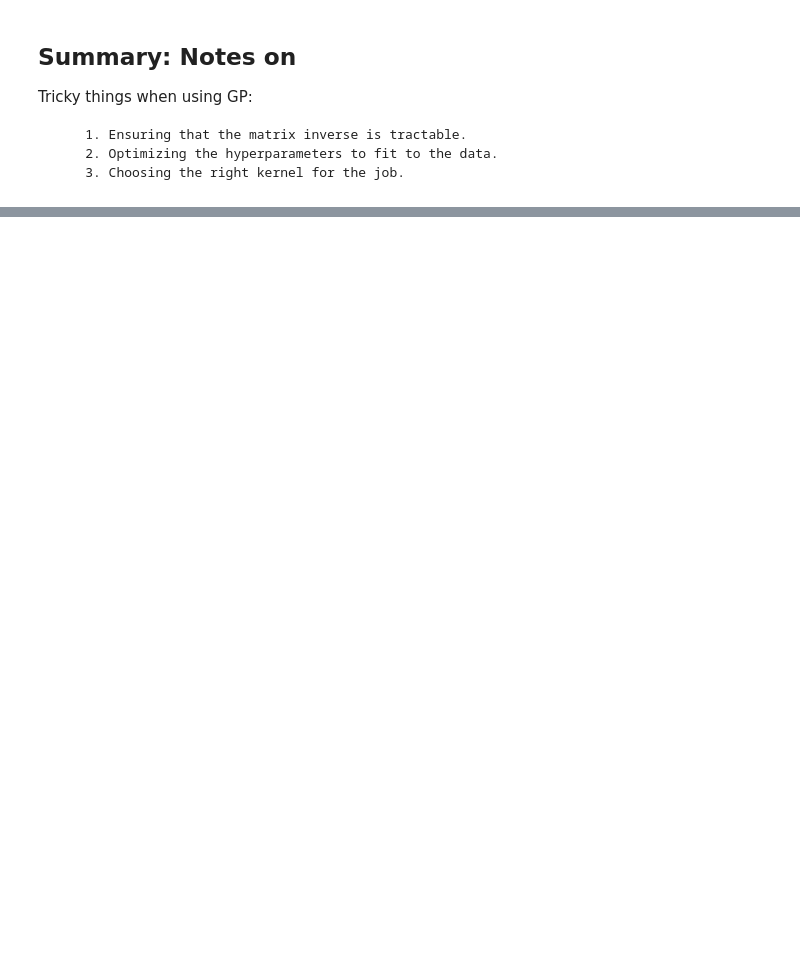
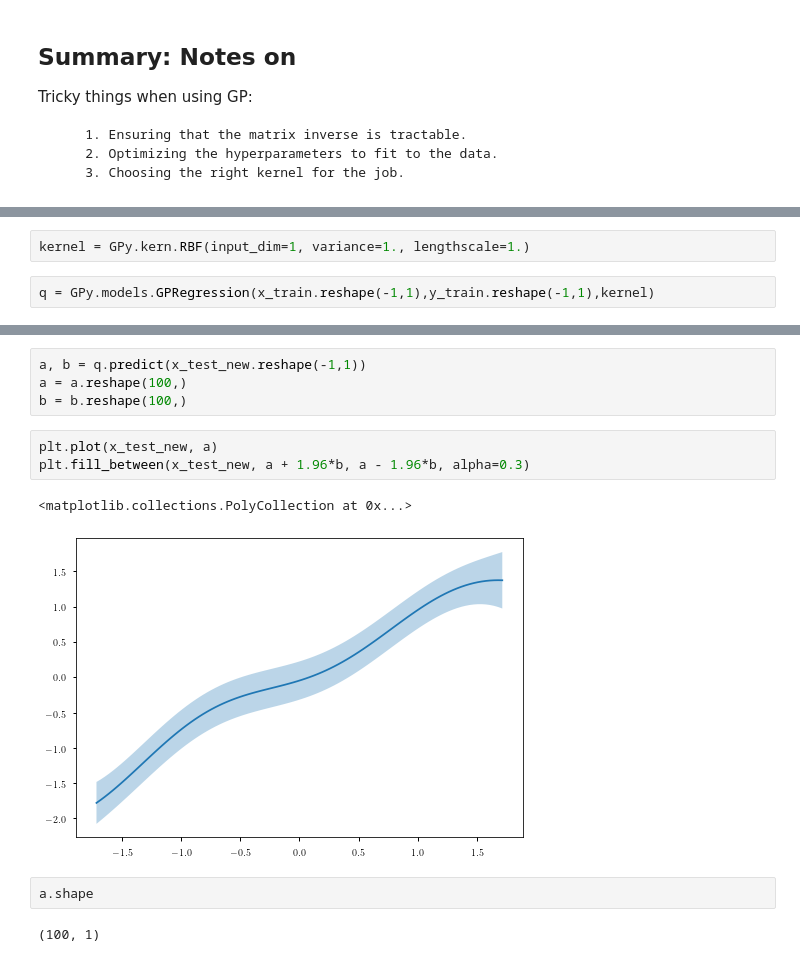
Before and after one commit to kLabUM/BaeOpt, a Jupyter notebook: scenarios/Uncertanity/GaussianProcess.ipynb, the cells around one changed output, grey strips where cells are left out. Cells and saved outputs as stored; diff of their text form; blank space fills up the shorter version.

```diff
--- a/scenarios/Uncertanity/GaussianProcess.ipynb
+++ b/scenarios/Uncertanity/GaussianProcess.ipynb
@@ -187,0 +189,4 @@ Tricky things when using GP:
+# %%
+kernel = GPy.kern.RBF(input_dim=1, variance=1., lengthscale=1.)
+# %%
+q = GPy.models.GPRegression(x_train.reshape(-1,1),y_train.reshape(-1,1),kernel)
@@ -187,0 +222,14 @@ Tricky things when using GP:
+# %%
+a, b = q.predict(x_test_new.reshape(-1,1))
+a = a.reshape(100,)
+b = b.reshape(100,)
+# %%
+plt.plot(x_test_new, a)
+plt.fill_between(x_test_new, a + 1.96*b, a - 1.96*b, alpha=0.3)
+# %% [output]
+<matplotlib.collections.PolyCollection at 0x...>
+[figure, added]
+# %%
+a.shape
+# %% [output]
+(100, 1)
```
Also changed, not shown: parts of 9 cells of this notebook, 11 other files.
